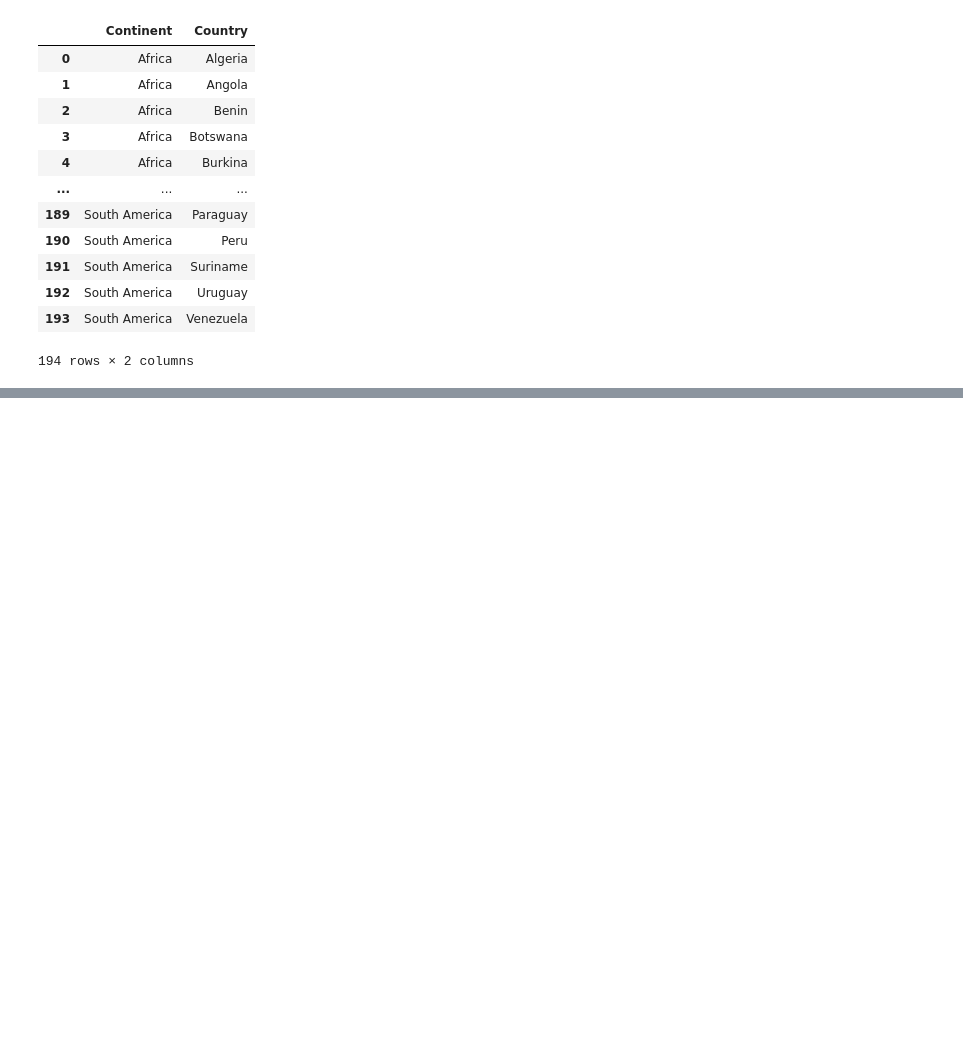
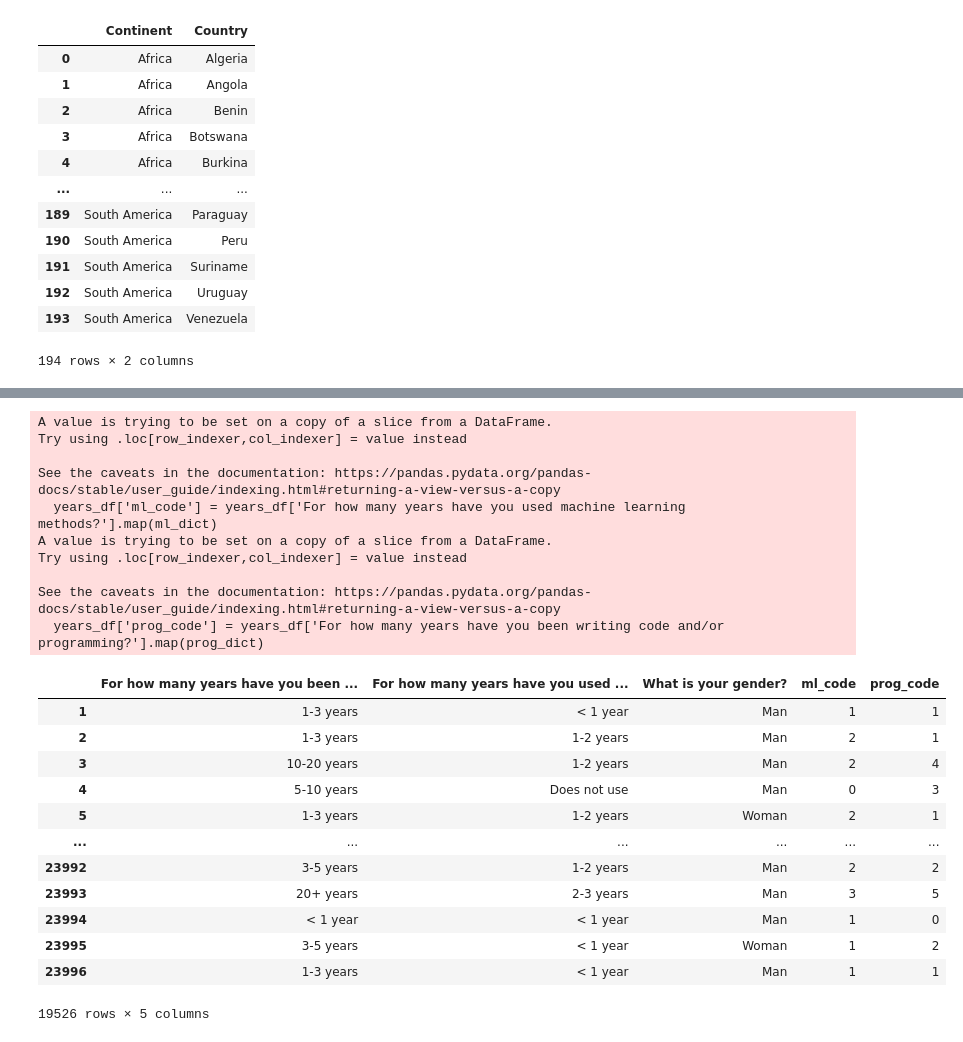
Before and after one commit to lzung/wids-2022, a Jupyter notebook: src/data_cleaning.ipynb, the cells around one changed output, grey strips where cells are left out. Cells and saved outputs as stored; diff of their text form; code cells hidden in the pictures; blank space fills up the shorter version.

```diff
--- a/src/data_cleaning.ipynb
+++ b/src/data_cleaning.ipynb
@@ -357,3 +514,14 @@ alt.Chart(countries).mark_geoshape(
 )
 # %% [output]
 [interactive output not drawn]
+# %%
+years_df = df.loc[:, df.columns.str.contains('For how many years')]
+years_df = years_df.join(df['What is your gender?'])
+years_df['For how many years have you used machine learning methods?'] = years_df['For how many years have you used machine learning methods?'].replace(
+    {'Under 1 year' : '< 1 year',
+     '20 or more years' : '20+ years',
+     'I do not use machine learning methods' : 'Does not use'})
+years_df['For how many years have you been writing code and/or programming?'] = years_df['For how many years have you been writing code and/or programming?'].replace(
+    {'< 1 years' : '< 1 year'})
+years_df = years_df.dropna()
+years_df
@@ -359,0 +552,3 @@ alt.Chart(countries).mark_geoshape(
+# %%
+years_df = years_df.loc[(years_df['What is your gender?'] == 'Man') | (years_df['What is your gender?'] == 'Woman')]
+years_df
@@ -359,0 +602,45 @@ alt.Chart(countries).mark_geoshape(
+# %%
+ml_dict = {'Does not use' : 0,
+           '< 1 year' : 1,
+           '1-2 years' : 2,
+            '2-3 years' : 3,
+           '3-4 years' : 4,
+           '4-5 years' : 5,
+           '5-10 years' : 6,
+           '10-20 years' : 7,
+           '20+ years' : 8}
+prog_dict = {'< 1 year' : 0,
+           '1-3 years' : 1,
+           '3-5 years' : 2,
+           '5-10 years' : 3,
+           '10-20 years' : 4,
+           '20+ years' : 5}
+
+years_df['ml_code'] = years_df['For how many years have you used machine learning methods?'].map(ml_dict)
+years_df['prog_code'] = years_df['For how many years have you been writing code and/or programming?'].map(prog_dict)
+
+years_df
+# %% [output]
+A value is trying to be set on a copy of a slice from a DataFrame.
+Try using .loc[row_indexer,col_indexer] = value instead
+
+See the caveats in the documentation: https://pandas.pydata.org/pandas-docs/stable/user_guide/indexing.html#returning-a-view-versus-a-copy
+  years_df['ml_code'] = years_df['For how many years have you used machine learning methods?'].map(ml_dict)
+A value is trying to be set on a copy of a slice from a DataFrame.
+Try using .loc[row_indexer,col_indexer] = value instead
+
+See the caveats in the documentation: https://pandas.pydata.org/pandas-docs/stable/user_guide/indexing.html#returning-a-view-versus-a-copy
+  years_df['prog_code'] = years_df['For how many years have you been writing code and/or programming?'].map(prog_dict)
+|  | For how many years have you been ... | For how many years have you used ... | What is your gender? | ml_code | prog_code |
+| 1 | 1-3 years | < 1 year | Man | 1 | 1 |
+| 2 | 1-3 years | 1-2 years | Man | 2 | 1 |
+| 3 | 10-20 years | 1-2 years | Man | 2 | 4 |
+| 4 | 5-10 years | Does not use | Man | 0 | 3 |
+| 5 | 1-3 years | 1-2 years | Woman | 2 | 1 |
+| ... | ... | ... | ... | ... | ... |
+| 23992 | 3-5 years | 1-2 years | Man | 2 | 2 |
+| 23993 | 20+ years | 2-3 years | Man | 3 | 5 |
+| 23994 | < 1 year | < 1 year | Man | 1 | 0 |
+| 23995 | 3-5 years | < 1 year | Woman | 1 | 2 |
+| 23996 | 1-3 years | < 1 year | Man | 1 | 1 |
+19526 rows × 5 columns
```
Also changed, not shown: parts of 56 cells of this notebook, 9 other files.
